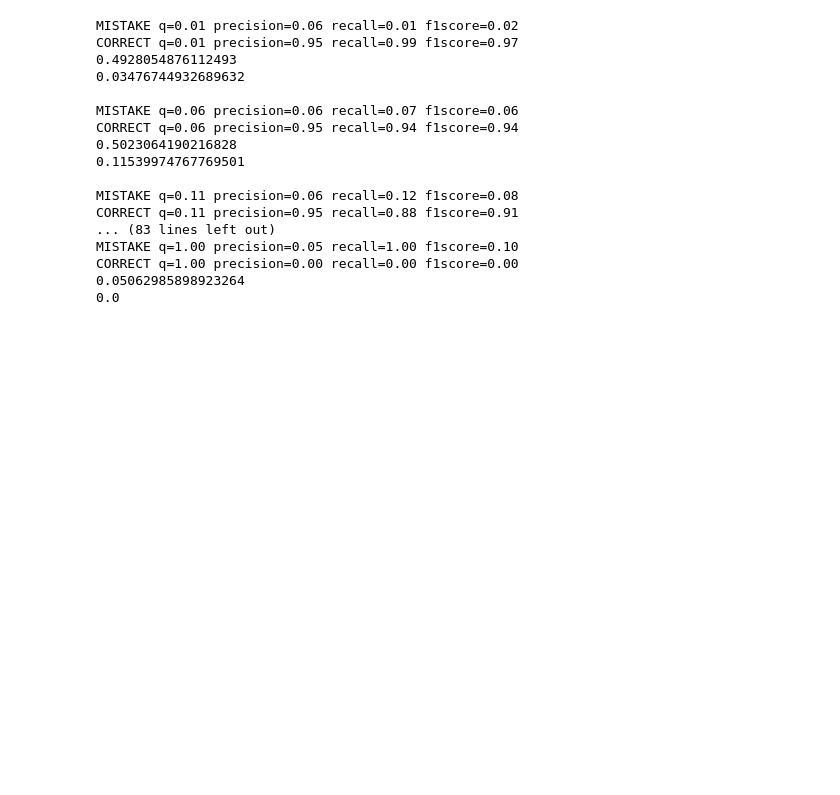
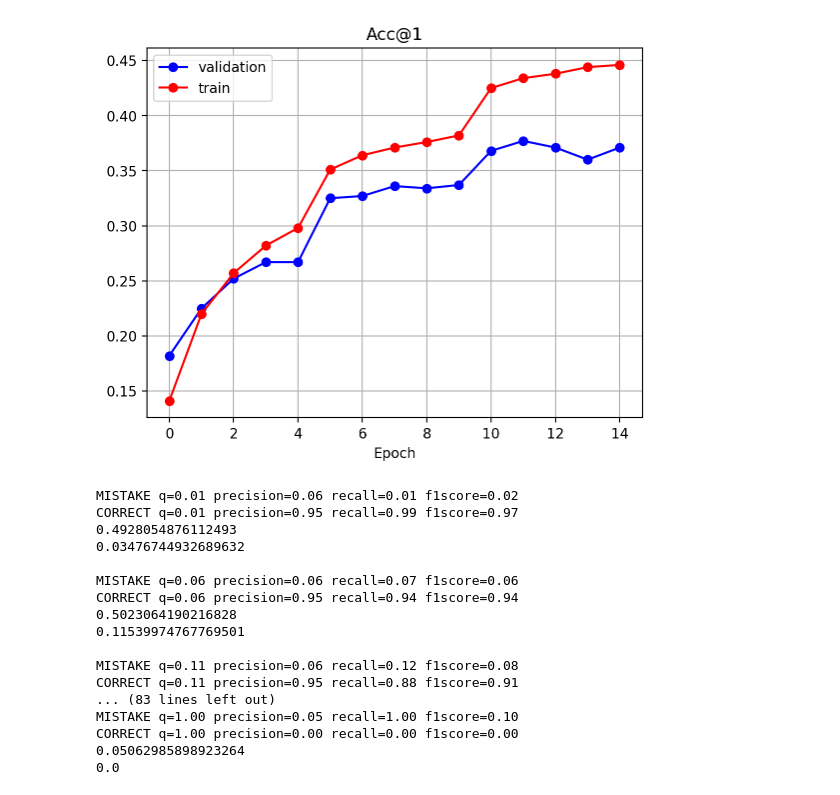
Before and after one commit to artmerinov/holoassist-challenge, a Jupyter notebook: notebooks/metrics.ipynb, the cells around one changed output. Saved outputs shown, nothing was run; the diff lists cells and outputs as text; code cells hidden in the pictures; blank space fills up the shorter version.

```diff
--- a/notebooks/metrics.ipynb
+++ b/notebooks/metrics.ipynb
@@ -18,3 +50,16 @@ from src.utils.metrics import find_threshold, calc_thr_metrics
+# %%
+va_list = [0.182, 0.225, 0.252, 0.267, 0.267, 0.325, 0.327, 0.336, 0.334, 0.337, 0.368, 0.377, 0.371, 0.36, 0.371]
+tr_list = [0.141, 0.22, 0.257, 0.282, 0.298, 0.351, 0.364, 0.371, 0.376, 0.382, 0.425, 0.434, 0.438, 0.444, 0.446]
+
+plt.plot(np.arange(len(va_list)), np.array(va_list), 'ro-', color='blue', label="validation")
+plt.plot(np.arange(len(tr_list)), np.array(tr_list), 'ro-', color='red', label="train")
+plt.legend()
+plt.grid()
+plt.title('Acc@1')
+plt.xlabel("Epoch")
+plt.show();
+# %% [output]
+[figure, added]
 # %%
 def calc_metrics(trues, preds):
     tn, fp, fn, tp = confusion_matrix(trues, preds).ravel()
```
Also changed, not shown: parts of 3 cells of this notebook, 7 other files.
